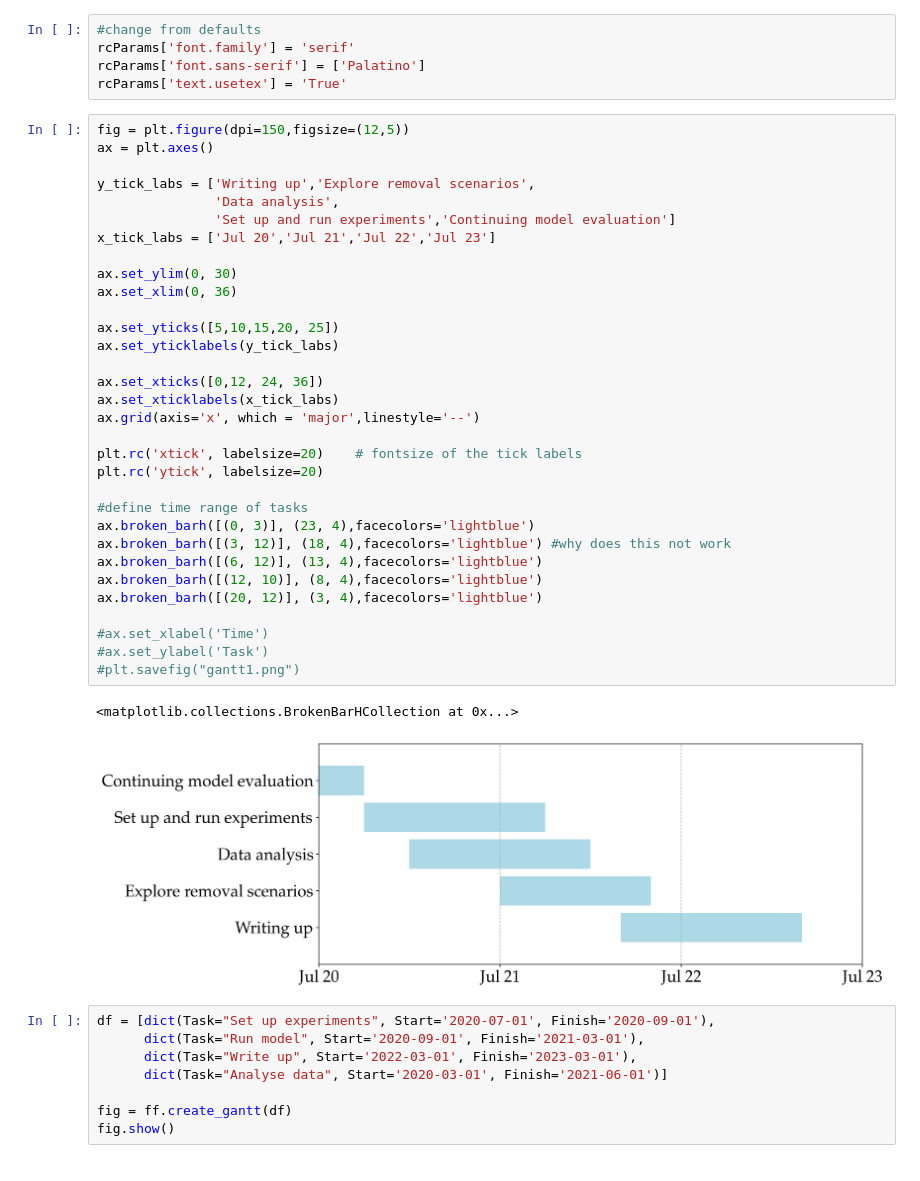
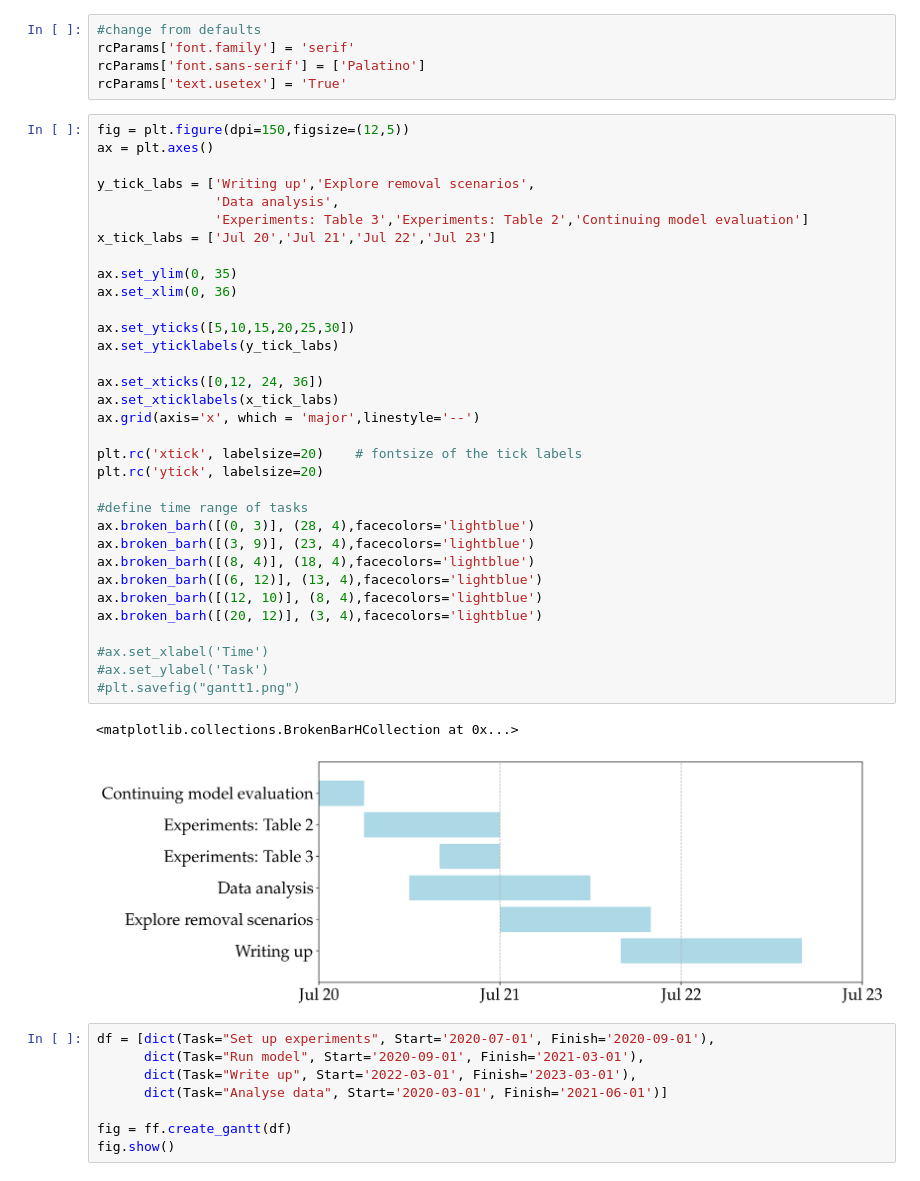
Before and after one commit to zosiast/templates, a Jupyter notebook: plots/gantt_chart.ipynb, the cells around one changed output. Saved outputs shown, nothing was run; the diff lists cells and outputs as text.

```diff
--- a/plots/gantt_chart.ipynb
+++ b/plots/gantt_chart.ipynb
@@ -24,38 +24,39 @@ rcParams['text.usetex'] = 'True'
 # %%
 fig = plt.figure(dpi=150,figsize=(12,5))
 ax = plt.axes()
 
 y_tick_labs = ['Writing up','Explore removal scenarios',
                'Data analysis',
-               'Set up and run experiments','Continuing model evaluation']
+               'Experiments: Table 3','Experiments: Table 2','Continuing model evaluation']
 x_tick_labs = ['Jul 20','Jul 21','Jul 22','Jul 23']
 
-ax.set_ylim(0, 30)
+ax.set_ylim(0, 35)
 ax.set_xlim(0, 36)
 
-ax.set_yticks([5,10,15,20, 25])
+ax.set_yticks([5,10,15,20,25,30])
 ax.set_yticklabels(y_tick_labs)
 
 ax.set_xticks([0,12, 24, 36])
 ax.set_xticklabels(x_tick_labs)
 ax.grid(axis='x', which = 'major',linestyle='--')
 
 plt.rc('xtick', labelsize=20)    # fontsize of the tick labels
 plt.rc('ytick', labelsize=20)
 
 #define time range of tasks
-ax.broken_barh([(0, 3)], (23, 4),facecolors='lightblue')
-ax.broken_barh([(3, 12)], (18, 4),facecolors='lightblue') #why does this not work
+ax.broken_barh([(0, 3)], (28, 4),facecolors='lightblue')
+ax.broken_barh([(3, 9)], (23, 4),facecolors='lightblue')
+ax.broken_barh([(8, 4)], (18, 4),facecolors='lightblue')
 ax.broken_barh([(6, 12)], (13, 4),facecolors='lightblue')
 ax.broken_barh([(12, 10)], (8, 4),facecolors='lightblue')
 ax.broken_barh([(20, 12)], (3, 4),facecolors='lightblue')
 
 #ax.set_xlabel('Time')
 #ax.set_ylabel('Task')
 #plt.savefig("gantt1.png")
 # %% [output]
 <matplotlib.collections.BrokenBarHCollection at 0x...>
-[figure, old version]
+[figure, new version]
 # %%
 df = [dict(Task="Set up experiments", Start='2020-07-01', Finish='2020-09-01'),
       dict(Task="Run model", Start='2020-09-01', Finish='2021-03-01'),
```
Also changed, not shown: 1 other file.
